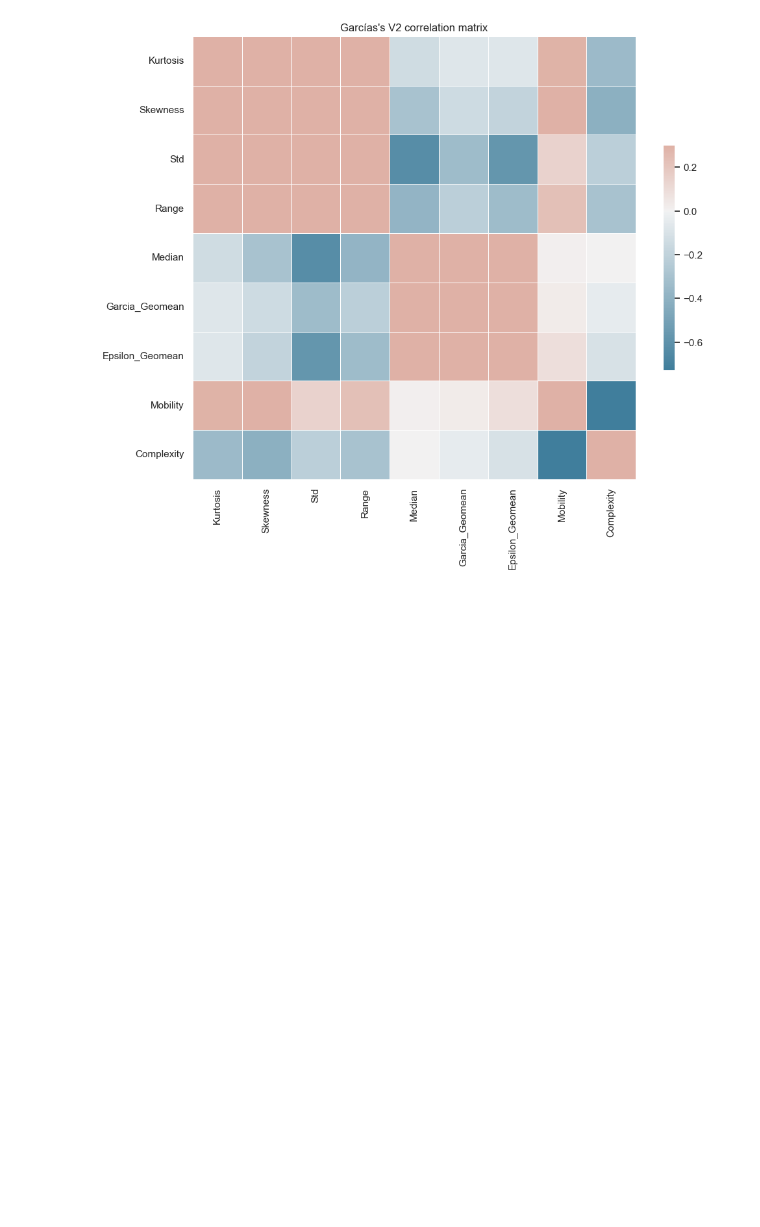
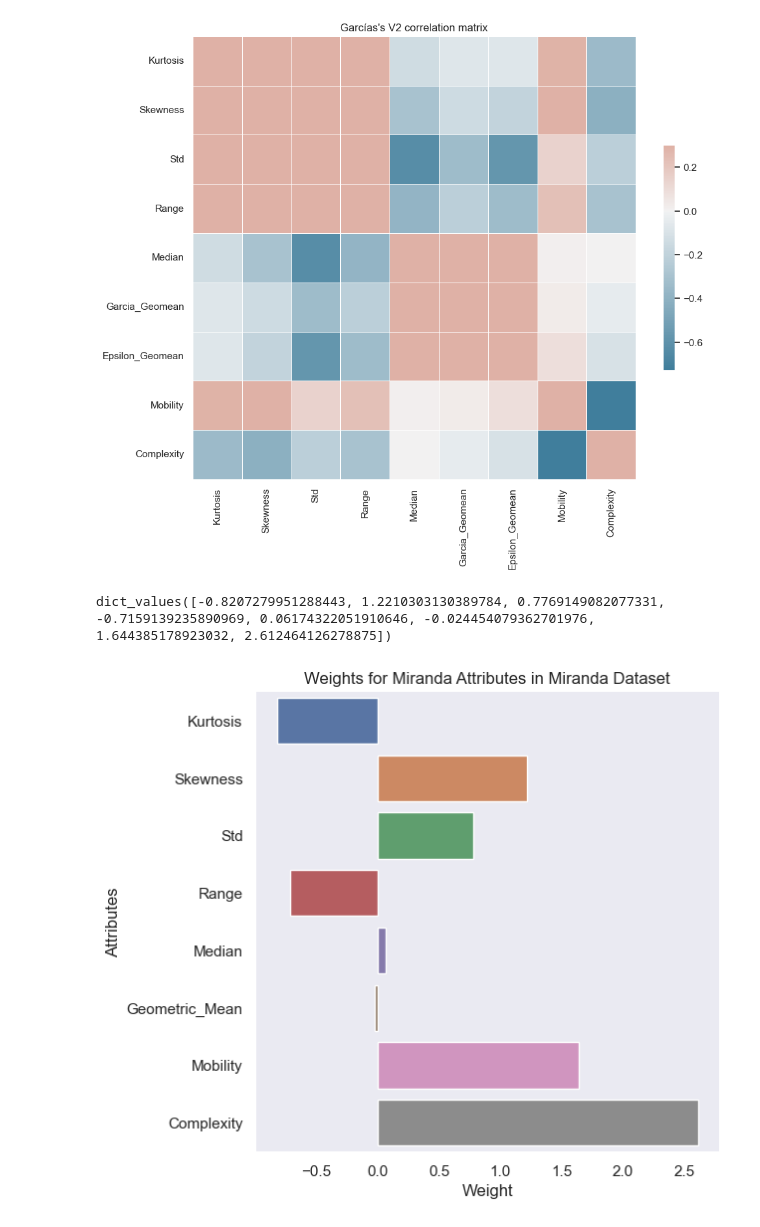
Before and after one commit to intentodemusico/StegianV2, a Jupyter notebook: Python/Modelling/scripts/LogReg_GarciaAttr-vs-Miranda.ipynb, the cells around one changed output. Saved outputs shown, nothing was run; the diff lists cells and outputs as text; code cells hidden in the pictures; blank space fills up the shorter version.

```diff
--- a/Python/Modelling/scripts/LogReg_GarciaAttr-vs-Miranda.ipynb
+++ b/Python/Modelling/scripts/LogReg_GarciaAttr-vs-Miranda.ipynb
@@ -436,0 +445,13 @@ plt.show()
+# %%
+MiranData.values()
+# %% [output]
+dict_values([-0.8207279951288443, 1.2210303130389784, 0.7769149082077331, -0.7159139235890969, 0.06174322051910646, -0.024454079362701976, 1.644385178923032, 2.612464126278875])
+# %%
+f, ax = plt.subplots(figsize=(6, 6))
+sns.barplot(y=MirandaLabels,x=logregMiranda.coef_[0])
+ax.set( xlabel="Weight",
+      ylabel ="Attributes", title="Weights for Miranda Attributes in Miranda Dataset")
+sns.despine(left=True, bottom=True)
+plt.show()
+# %% [output]
+[figure, added]
```
Also changed, not shown: parts of 11 cells of this notebook, 18 other files.
